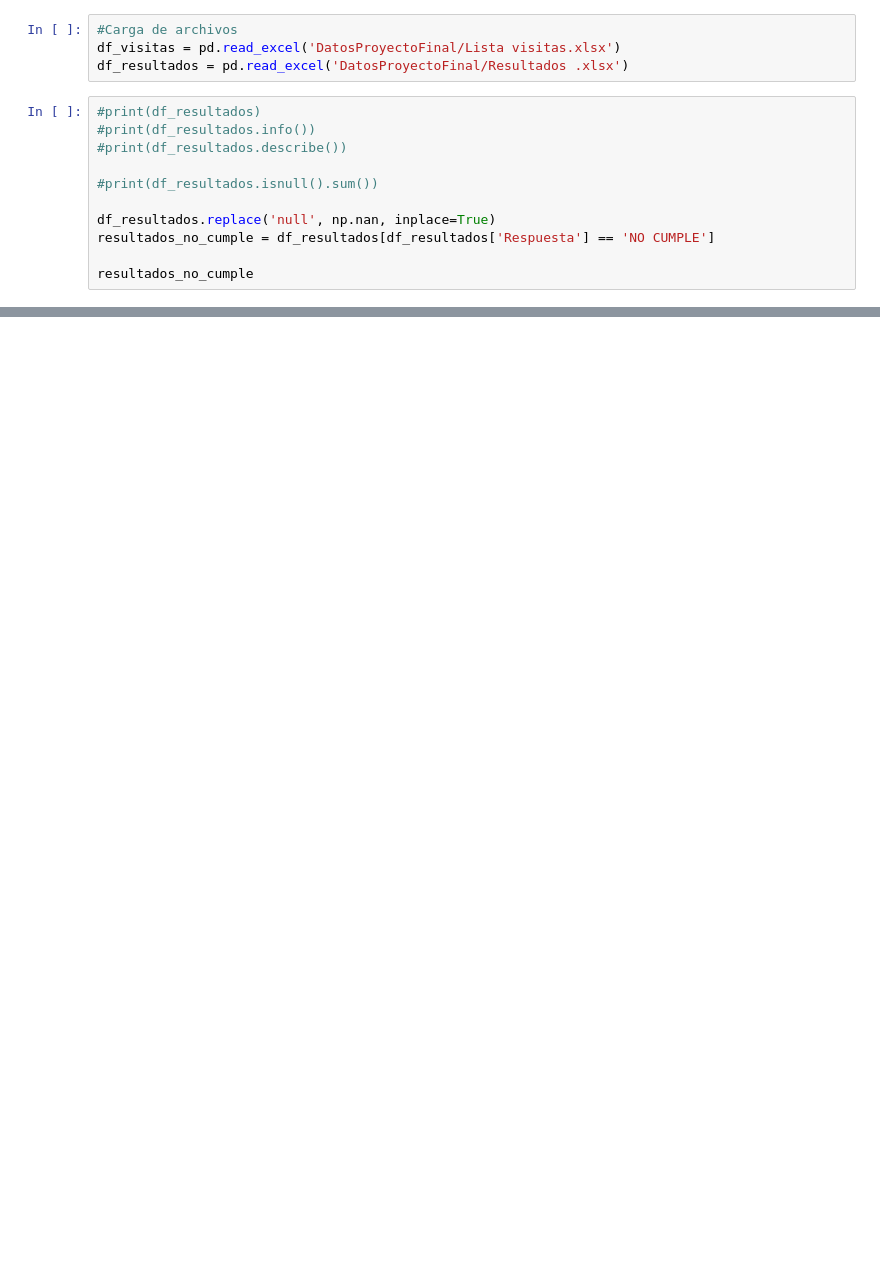
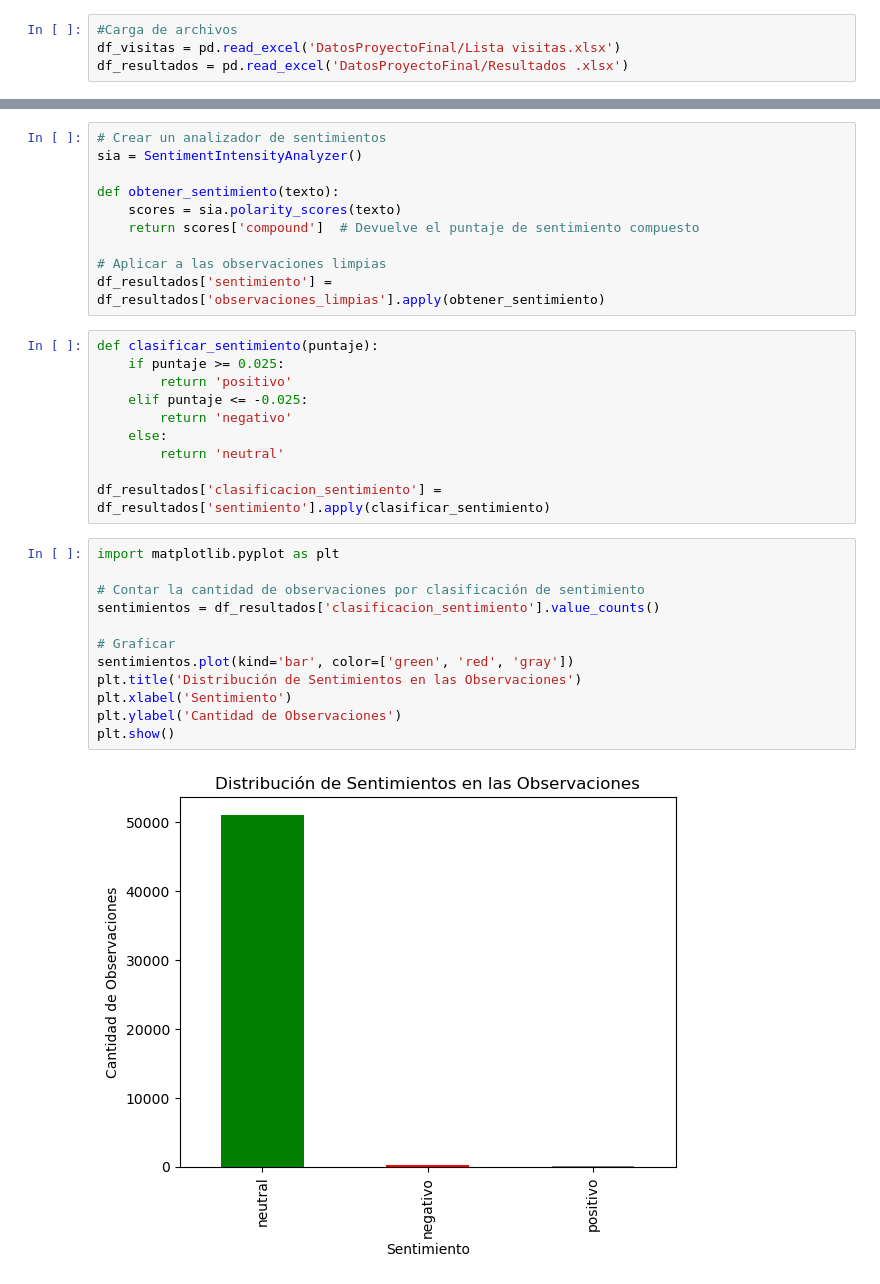
Before and after one commit to ComancheMario/Python-, a Jupyter notebook: I.A/ProyectoFinal.ipynb, the cells around one changed output, grey strips where cells are left out. Cells and saved outputs as stored; diff of their text form; blank space fills up the shorter version.

```diff
--- a/I.A/ProyectoFinal.ipynb
+++ b/I.A/ProyectoFinal.ipynb
@@ -8,14 +19,3 @@ ImportError: cannot import name 'ModelMetaclass' from 'pydantic.main' (/usr/lib/
 #Carga de archivos
 df_visitas = pd.read_excel('DatosProyectoFinal/Lista visitas.xlsx')
 df_resultados = pd.read_excel('DatosProyectoFinal/Resultados .xlsx')
-# %%
-#print(df_resultados)
-#print(df_resultados.info())
-#print(df_resultados.describe())
-
-#print(df_resultados.isnull().sum())
-
-df_resultados.replace('null', np.nan, inplace=True)
-resultados_no_cumple = df_resultados[df_resultados['Respuesta'] == 'NO CUMPLE']
-
-resultados_no_cumple
@@ -22,3 +73,37 @@ resultados_no_cumple
+# %%
+# Crear un analizador de sentimientos
+sia = SentimentIntensityAnalyzer()
+
+def obtener_sentimiento(texto):
+    scores = sia.polarity_scores(texto)
+    return scores['compound']  # Devuelve el puntaje de sentimiento compuesto
+
+# Aplicar a las observaciones limpias
+df_resultados['sentimiento'] = df_resultados['observaciones_limpias'].apply(obtener_sentimiento)
+# %%
+def clasificar_sentimiento(puntaje):
+    if puntaje >= 0.025:
+        return 'positivo'
+    elif puntaje <= -0.025:
+        return 'negativo'
+    else:
+        return 'neutral'
+
+df_resultados['clasificacion_sentimiento'] = df_resultados['sentimiento'].apply(clasificar_sentimiento)
+# %%
+import matplotlib.pyplot as plt
+
+# Contar la cantidad de observaciones por clasificación de sentimiento
+sentimientos = df_resultados['clasificacion_sentimiento'].value_counts()
+
+# Graficar
+sentimientos.plot(kind='bar', color=['green', 'red', 'gray'])
+plt.title('Distribución de Sentimientos en las Observaciones')
+plt.xlabel('Sentimiento')
+plt.ylabel('Cantidad de Observaciones')
+plt.show()
+# %% [output]
+[figure, added]
 # %%
 #print(df_visitas.head())
 print(df_visitas.info())
```
Also changed, not shown: parts of 5 cells of this notebook, 1 other file.
